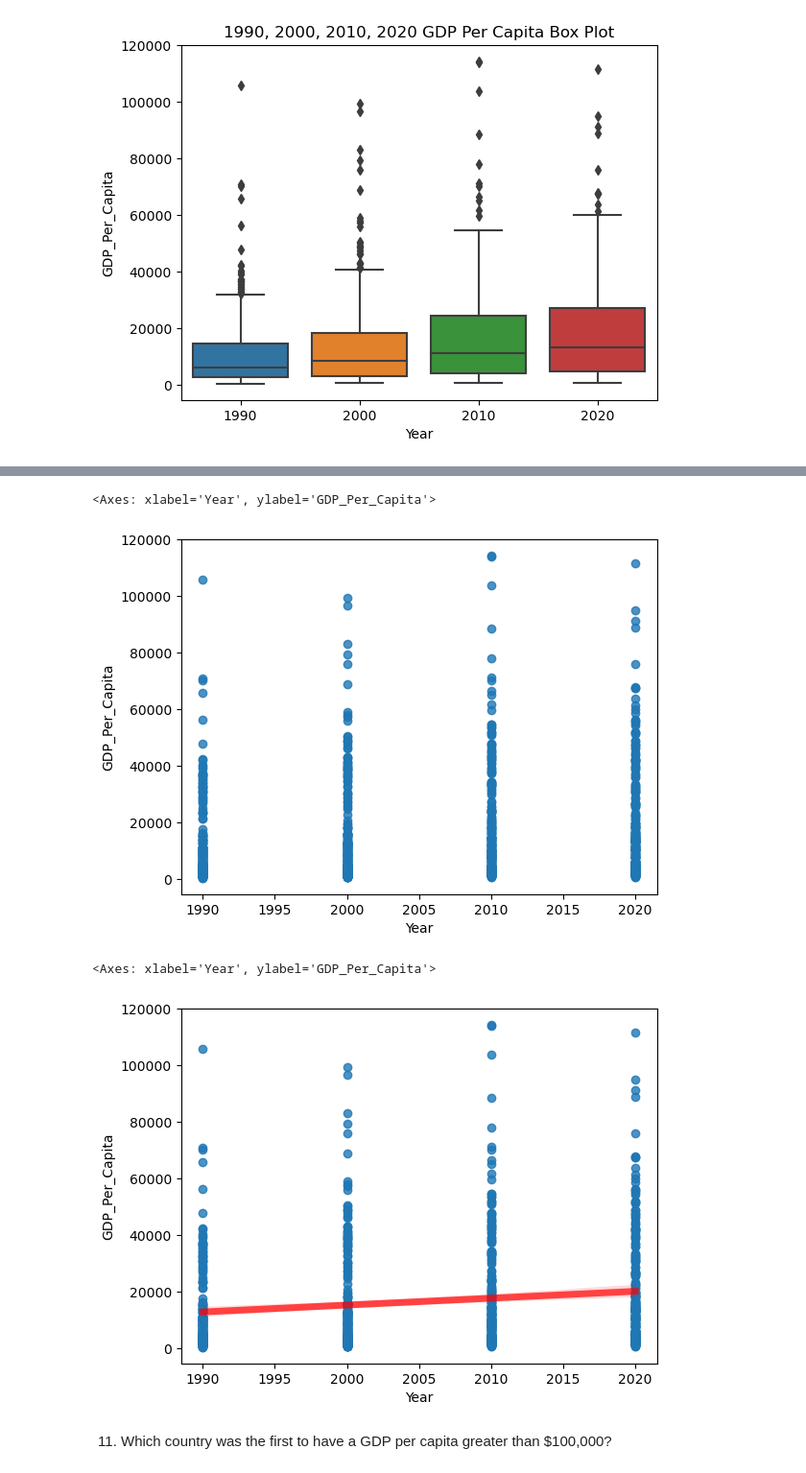
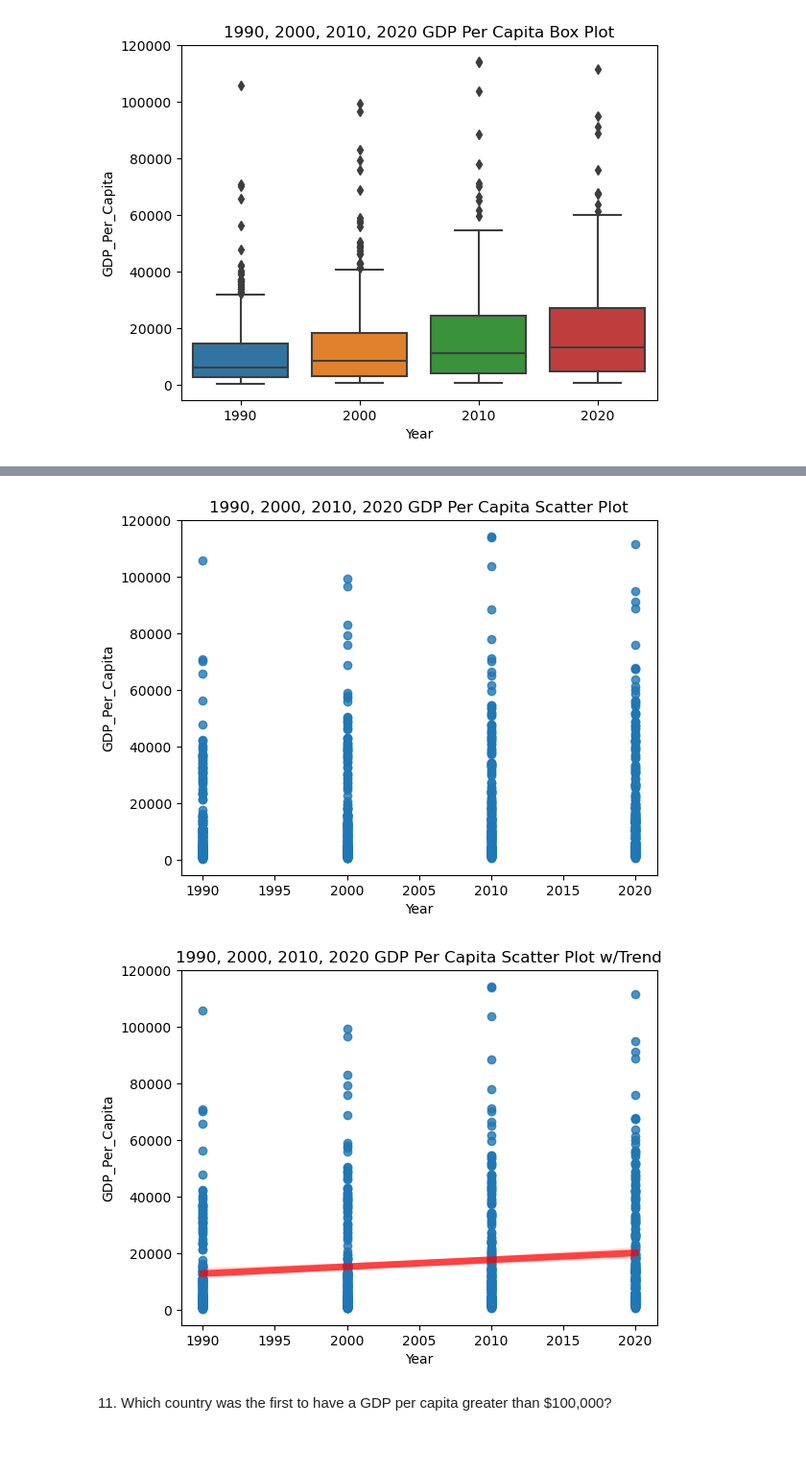
Before and after one commit to NSS-Data-Analytics-Cohort-10/gdp-and-internet-usage-elisianguyen, a Jupyter notebook: notebooks/gdp_and_internet_usage.ipynb, the cells around one changed output, grey strips where cells are left out. Shown: that part at 96% size. Drawn from its saved outputs; the diff is of its cells as text; code cells hidden in the pictures; blank space fills up the shorter version.

```diff
--- a/notebooks/gdp_and_internet_usage.ipynb
+++ b/notebooks/gdp_and_internet_usage.ipynb
@@ -207,13 +209,15 @@ sns.barplot(x=gdp_decades["Year"], y=gdp_decades["GDP_Per_Capita"])
 # %%
 sns.regplot(x=gdp_decades["Year"], y=gdp_decades["GDP_Per_Capita"], fit_reg=False)
+plt.title("1990, 2000, 2010, 2020 GDP Per Capita Scatter Plot")
+plt.show()
 # %% [output]
-<Axes: xlabel='Year', ylabel='GDP_Per_Capita'>
-[figure, old version]
+[figure, new version]
 # %%
 sns.regplot(x=gdp_decades["Year"], y=gdp_decades["GDP_Per_Capita"], line_kws={"color":"r","alpha":0.7,"lw":5})
+plt.title("1990, 2000, 2010, 2020 GDP Per Capita Scatter Plot w/Trend")
+plt.show()
 # %% [output]
-<Axes: xlabel='Year', ylabel='GDP_Per_Capita'>
-[figure, old version]
+[figure, new version]
 # %% [markdown]
 11. Which country was the first to have a GDP per capita greater than $100,000?
 # %% [markdown]
```
Also changed, not shown: parts of 25 cells of this notebook.
